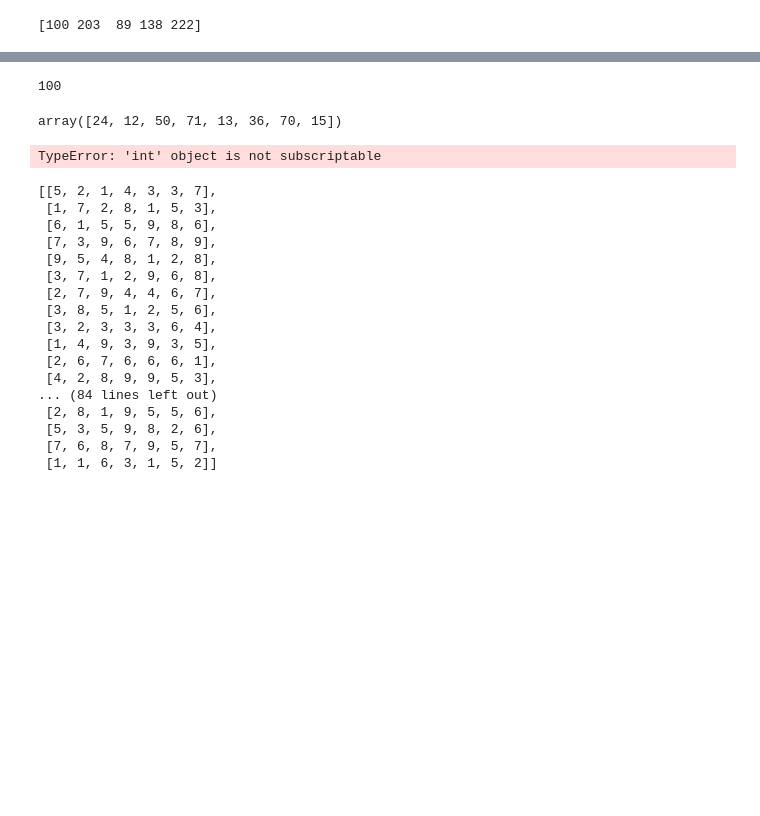
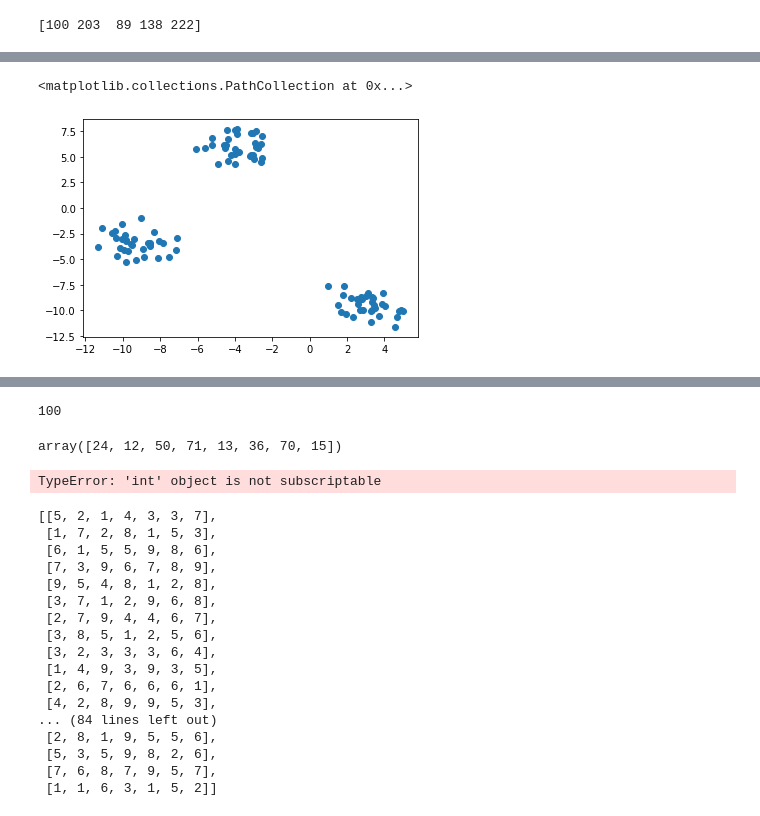
Before and after one commit to mgommez/practica2_ml, a Jupyter notebook: KMeans.ipynb, the cells around one changed output, grey strips where cells are left out. Cells and saved outputs as stored; diff of their text form; code cells hidden in the pictures; blank space fills up the shorter version.

```diff
--- a/KMeans.ipynb
+++ b/KMeans.ipynb
@@ -54,3 +53,6 @@ ModuleNotFoundError: No module named 'matplotlib'
  print(np.random.choice(list(range(0, len(stars))), size = 5, replace = False))
 # %% [output]
 [100 203  89 138 222]
+# %%
+x, y = make_blobs()
+x
@@ -56,0 +77,5 @@ ModuleNotFoundError: No module named 'matplotlib'
+# %%
+plt.scatter(x[:, 0], x[:, 1])
+# %% [output]
+<matplotlib.collections.PathCollection at 0x...>
+[figure, added]
```
Also changed, not shown: parts of 9 cells of this notebook.
